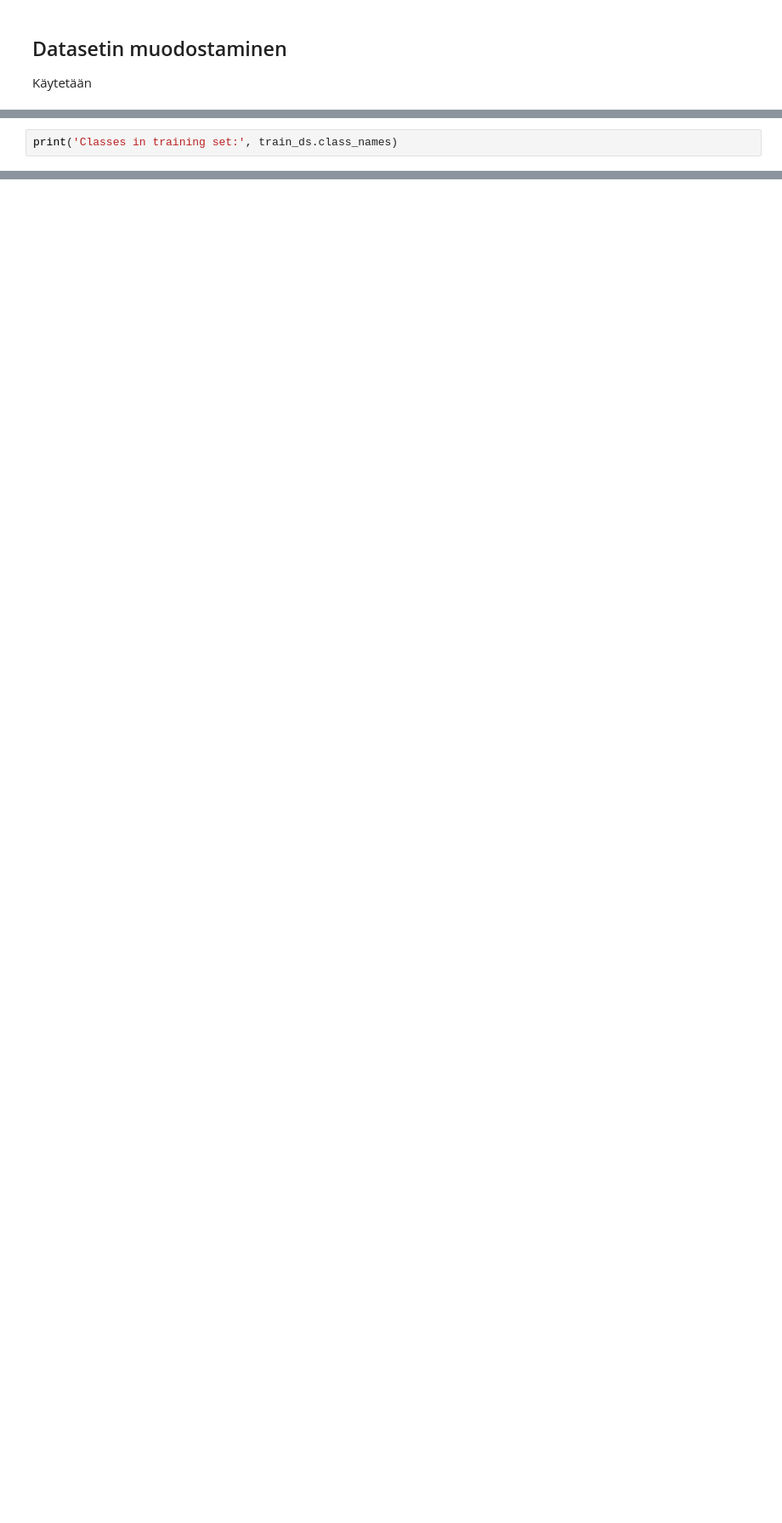
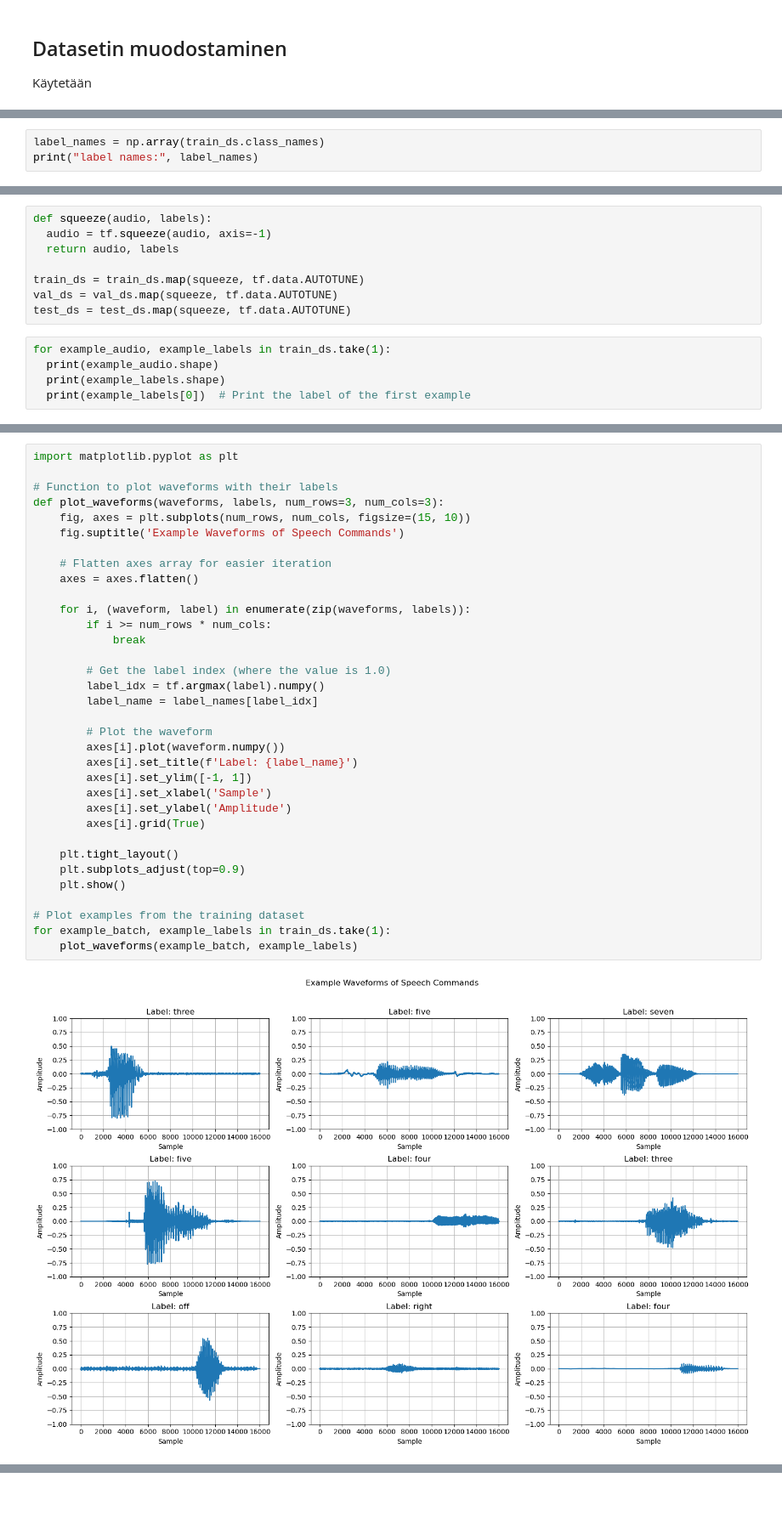
Before and after one commit to aarniman/NeuroverkotProjekti, a Jupyter notebook: Project_Week4/Puhekomennot.ipynb, the cells around one changed output, grey strips where cells are left out. Shown at 85% size. Saved outputs shown, nothing was run; the diff lists cells and outputs as text; blank space fills up the shorter version.

```diff
--- a/Project_Week4/Puhekomennot.ipynb
+++ b/Project_Week4/Puhekomennot.ipynb
@@ -63,3 +63,4 @@ Found 8181 files belonging to 21 classes.
 # %%
-print('Classes in training set:', train_ds.class_names)
+label_names = np.array(train_ds.class_names)
+print("label names:", label_names)
 # %% [output]
@@ -66,0 +72,13 @@ Classes in training set: ['down', 'eight', 'five', 'four', 'go', 'left', 'nine',
+# %%
+def squeeze(audio, labels):
+  audio = tf.squeeze(audio, axis=-1)
+  return audio, labels
+
+train_ds = train_ds.map(squeeze, tf.data.AUTOTUNE)
+val_ds = val_ds.map(squeeze, tf.data.AUTOTUNE)
+test_ds = test_ds.map(squeeze, tf.data.AUTOTUNE)
+# %%
+for example_audio, example_labels in train_ds.take(1):
+  print(example_audio.shape)
+  print(example_labels.shape)
+  print(example_labels[0])  # Print the label of the first example
@@ -66,0 +97,36 @@ Classes in training set: ['down', 'eight', 'five', 'four', 'go', 'left', 'nine',
+# %%
+import matplotlib.pyplot as plt
+
+# Function to plot waveforms with their labels
+def plot_waveforms(waveforms, labels, num_rows=3, num_cols=3):
+    fig, axes = plt.subplots(num_rows, num_cols, figsize=(15, 10))
+    fig.suptitle('Example Waveforms of Speech Commands')
+
+    # Flatten axes array for easier iteration
+    axes = axes.flatten()
+
+    for i, (waveform, label) in enumerate(zip(waveforms, labels)):
+        if i >= num_rows * num_cols:
+            break
+
+        # Get the label index (where the value is 1.0)
+        label_idx = tf.argmax(label).numpy()
+        label_name = label_names[label_idx]
+
+        # Plot the waveform
+        axes[i].plot(waveform.numpy())
+        axes[i].set_title(f'Label: {label_name}')
+        axes[i].set_ylim([-1, 1])
+        axes[i].set_xlabel('Sample')
+        axes[i].set_ylabel('Amplitude')
+        axes[i].grid(True)
+
+    plt.tight_layout()
+    plt.subplots_adjust(top=0.9)
+    plt.show()
+
+# Plot examples from the training dataset
+for example_batch, example_labels in train_ds.take(1):
+    plot_waveforms(example_batch, example_labels)
+# %% [output]
+[figure, added]
```
Also changed, not shown: parts of 29 cells of this notebook.
